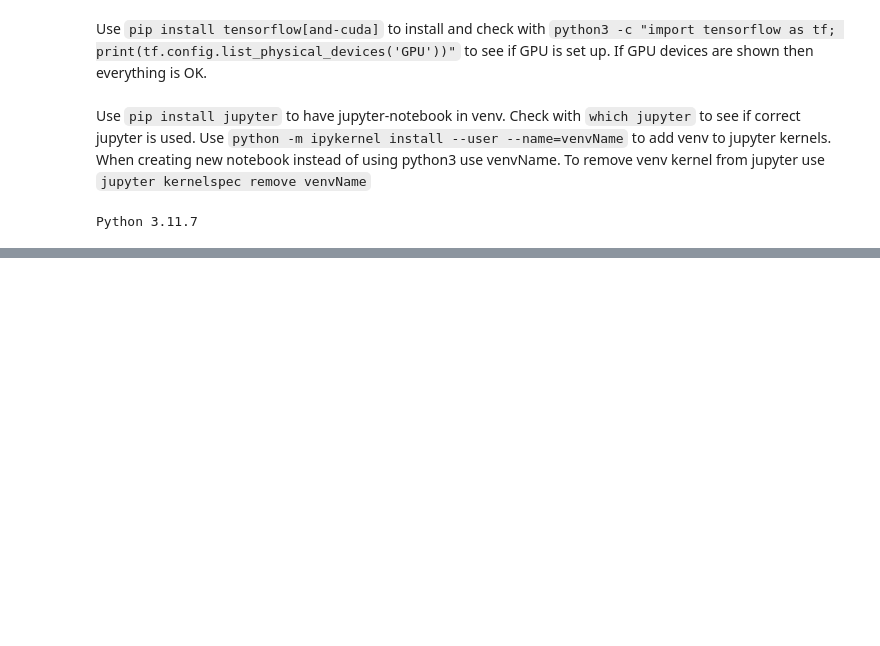
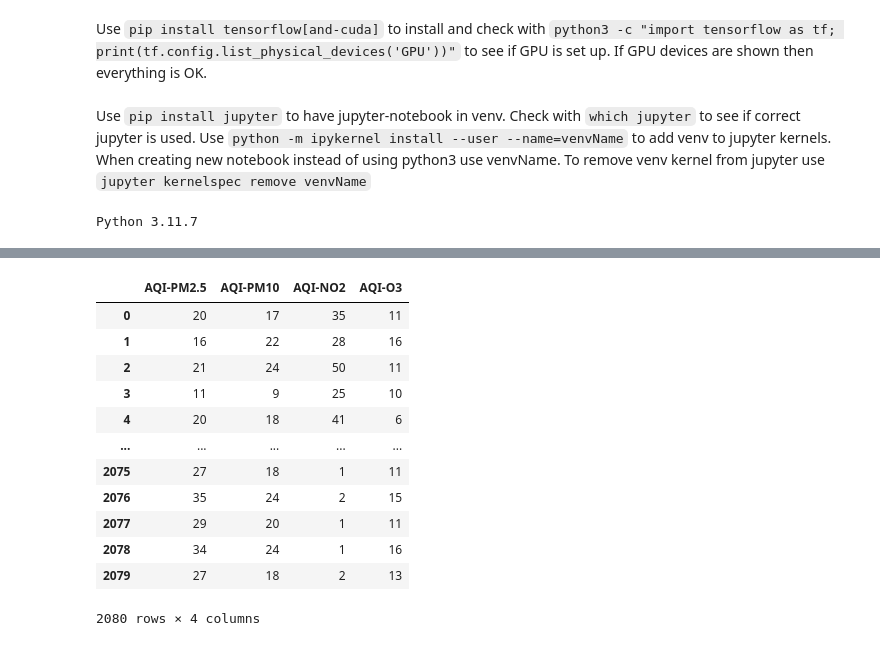
Before and after one commit to MrAliTheGreat/GlobalAirQuality, a Jupyter notebook: TabularDNN.ipynb, the cells around one changed output, grey strips where cells are left out. Drawn from its saved outputs; the diff is of its cells as text; code cells hidden in the pictures; blank space fills up the shorter version.

```diff
--- a/TabularDNN.ipynb
+++ b/TabularDNN.ipynb
@@ -42,0 +100,17 @@ df.head()
+# %%
+output_df = df.iloc[:, -4:]
+output_df
+# %% [output]
+|  | AQI-PM2.5 | AQI-PM10 | AQI-NO2 | AQI-O3 |
+| 0 | 20 | 17 | 35 | 11 |
+| 1 | 16 | 22 | 28 | 16 |
+| 2 | 21 | 24 | 50 | 11 |
+| 3 | 11 | 9 | 25 | 10 |
+| 4 | 20 | 18 | 41 | 6 |
+| ... | ... | ... | ... | ... |
+| 2075 | 27 | 18 | 1 | 11 |
+| 2076 | 35 | 24 | 2 | 15 |
+| 2077 | 29 | 20 | 1 | 11 |
+| 2078 | 34 | 24 | 1 | 16 |
+| 2079 | 27 | 18 | 2 | 13 |
+2080 rows × 4 columns
```
Also changed, not shown: parts of 21 cells of this notebook, 1 other file.
